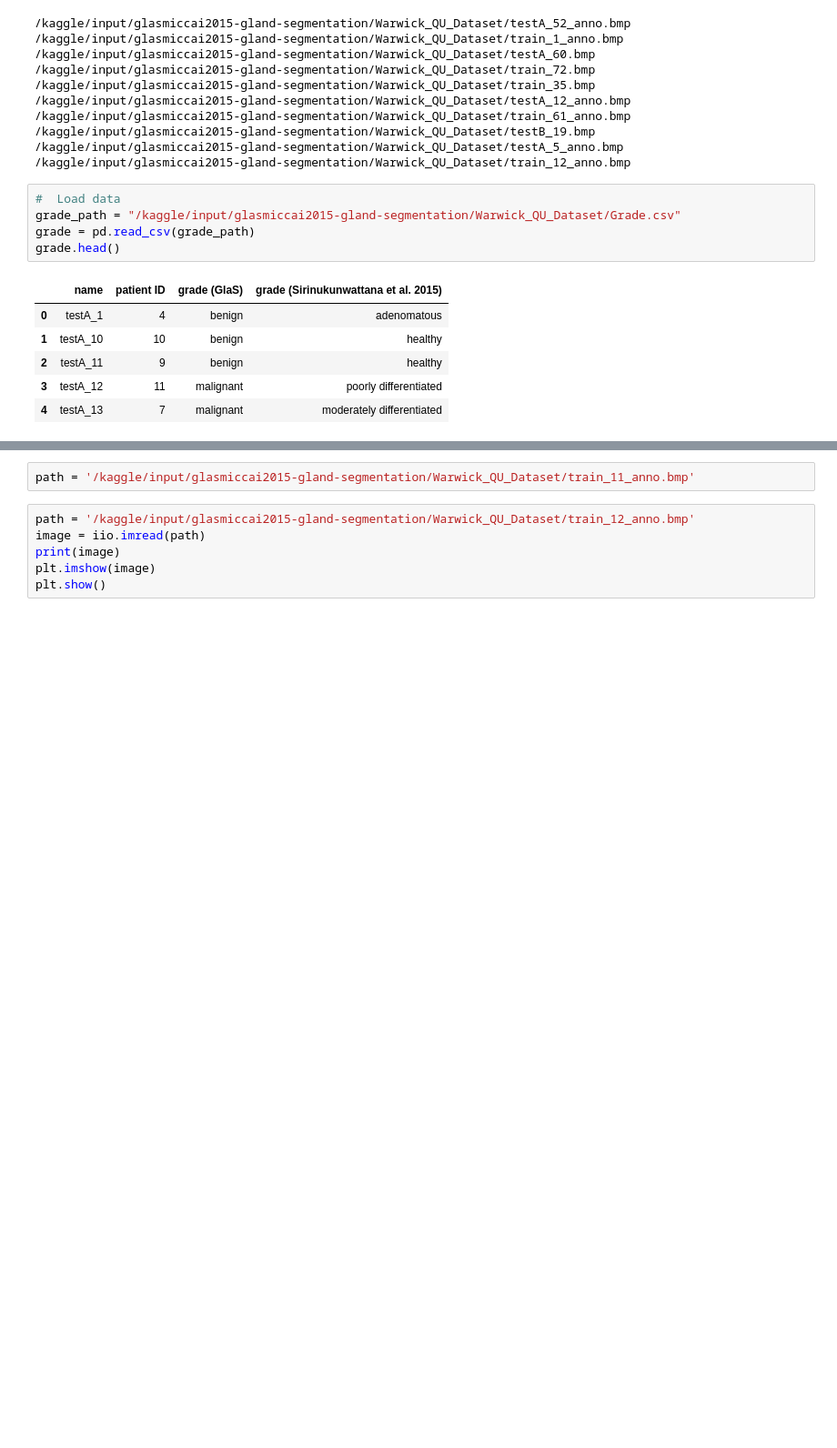
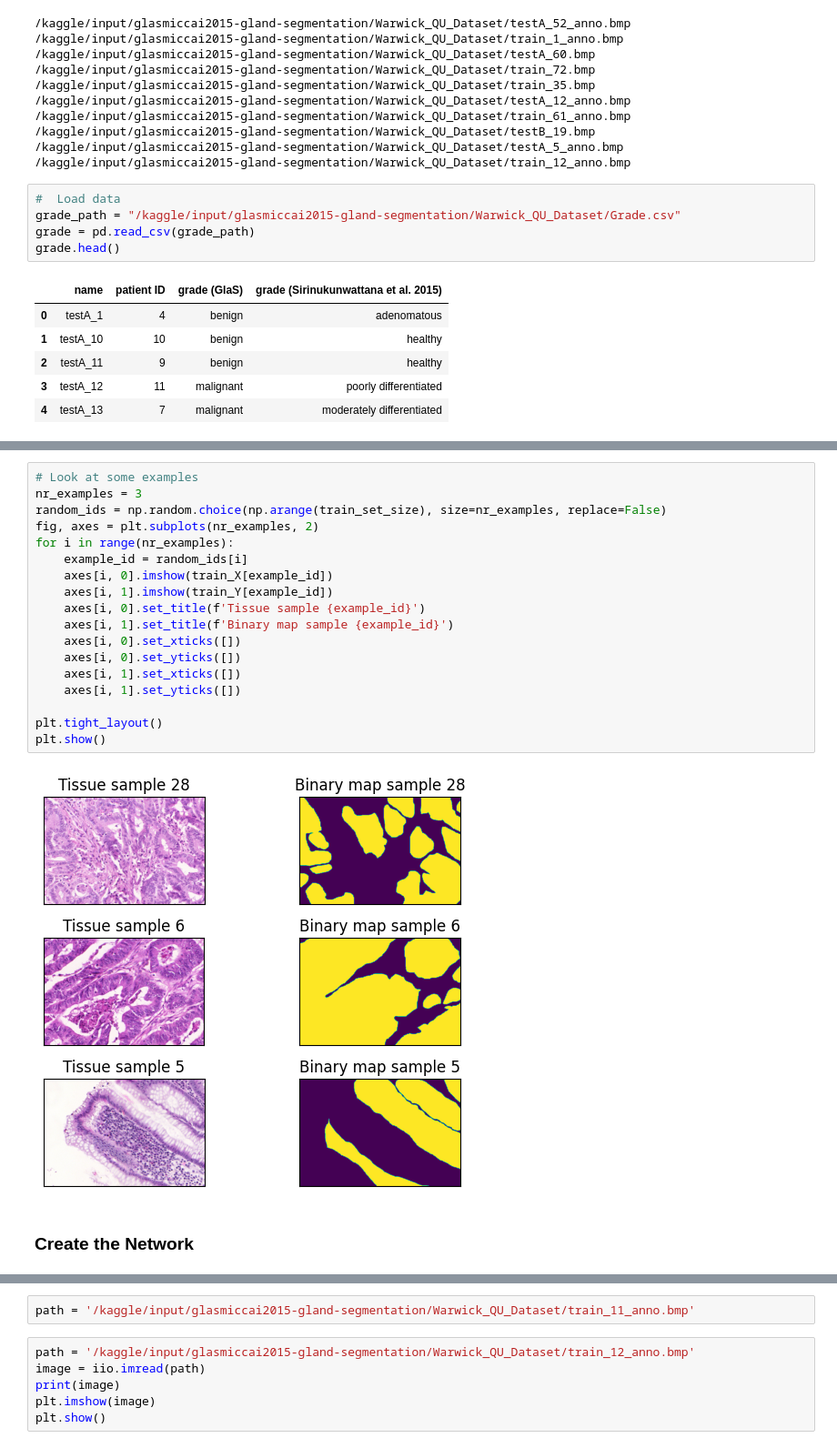
Before and after one commit to ViktorOhrner/GlandSegmentation, a Jupyter notebook: gland-segmentation.ipynb, the cells around one changed output, grey strips where cells are left out. Shown at 91% size. Drawn from its saved outputs; the diff is of its cells as text; blank space fills up the shorter version.

```diff
--- a/gland-segmentation.ipynb
+++ b/gland-segmentation.ipynb
@@ -92,0 +101,22 @@ test_Y = test_Y[range(test_id)]
+# %%
+# Look at some examples
+nr_examples = 3
+random_ids = np.random.choice(np.arange(train_set_size), size=nr_examples, replace=False)
+fig, axes = plt.subplots(nr_examples, 2)
+for i in range(nr_examples):
+    example_id = random_ids[i]
+    axes[i, 0].imshow(train_X[example_id])
+    axes[i, 1].imshow(train_Y[example_id])
+    axes[i, 0].set_title(f'Tissue sample {example_id}')
+    axes[i, 1].set_title(f'Binary map sample {example_id}')
+    axes[i, 0].set_xticks([])
+    axes[i, 0].set_yticks([])
+    axes[i, 1].set_xticks([])
+    axes[i, 1].set_yticks([])
+
+plt.tight_layout()
+plt.show()
+# %% [output]
+[figure, added]
+# %% [markdown]
+<h3>Create the Network</h3>
```
Also changed, not shown: parts of 18 cells of this notebook.
